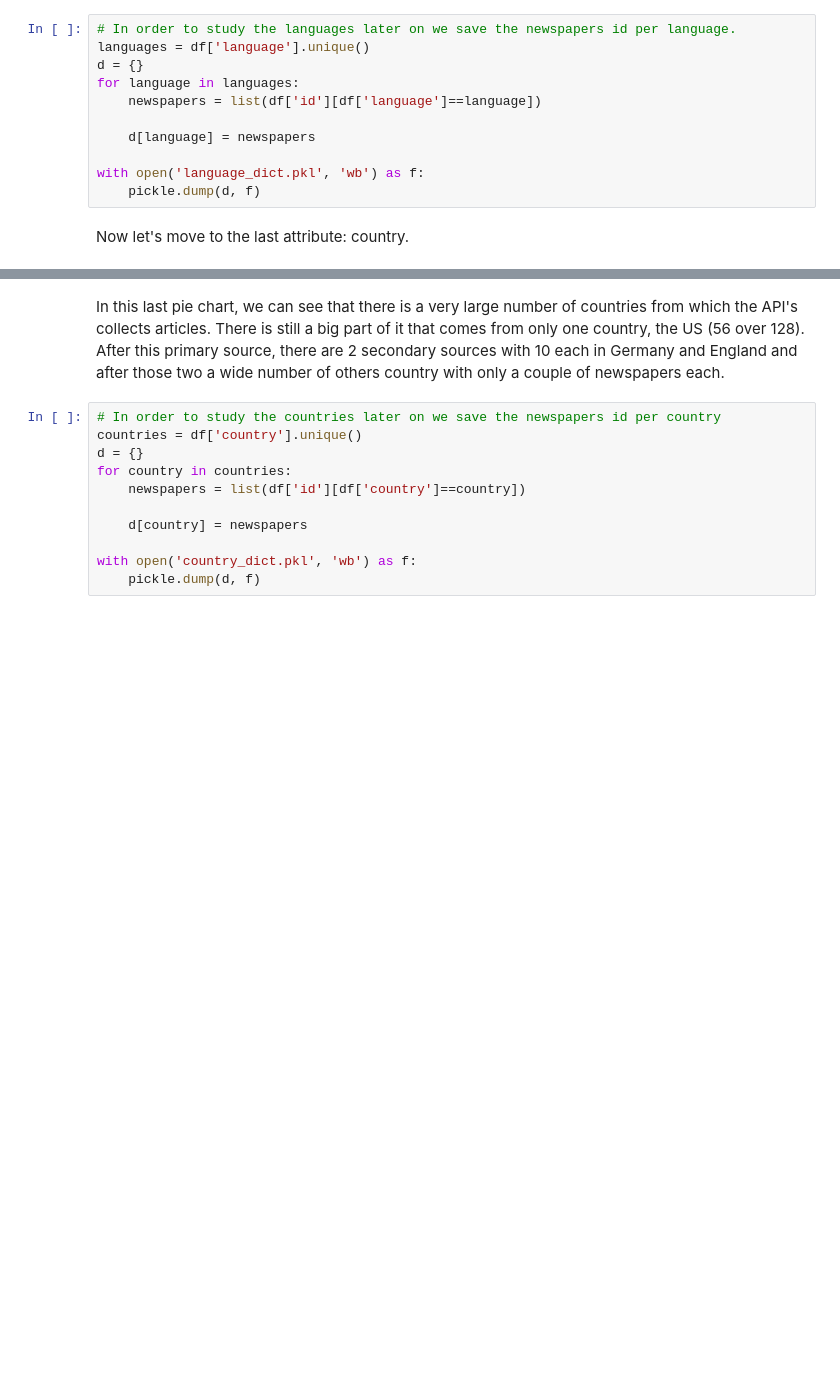
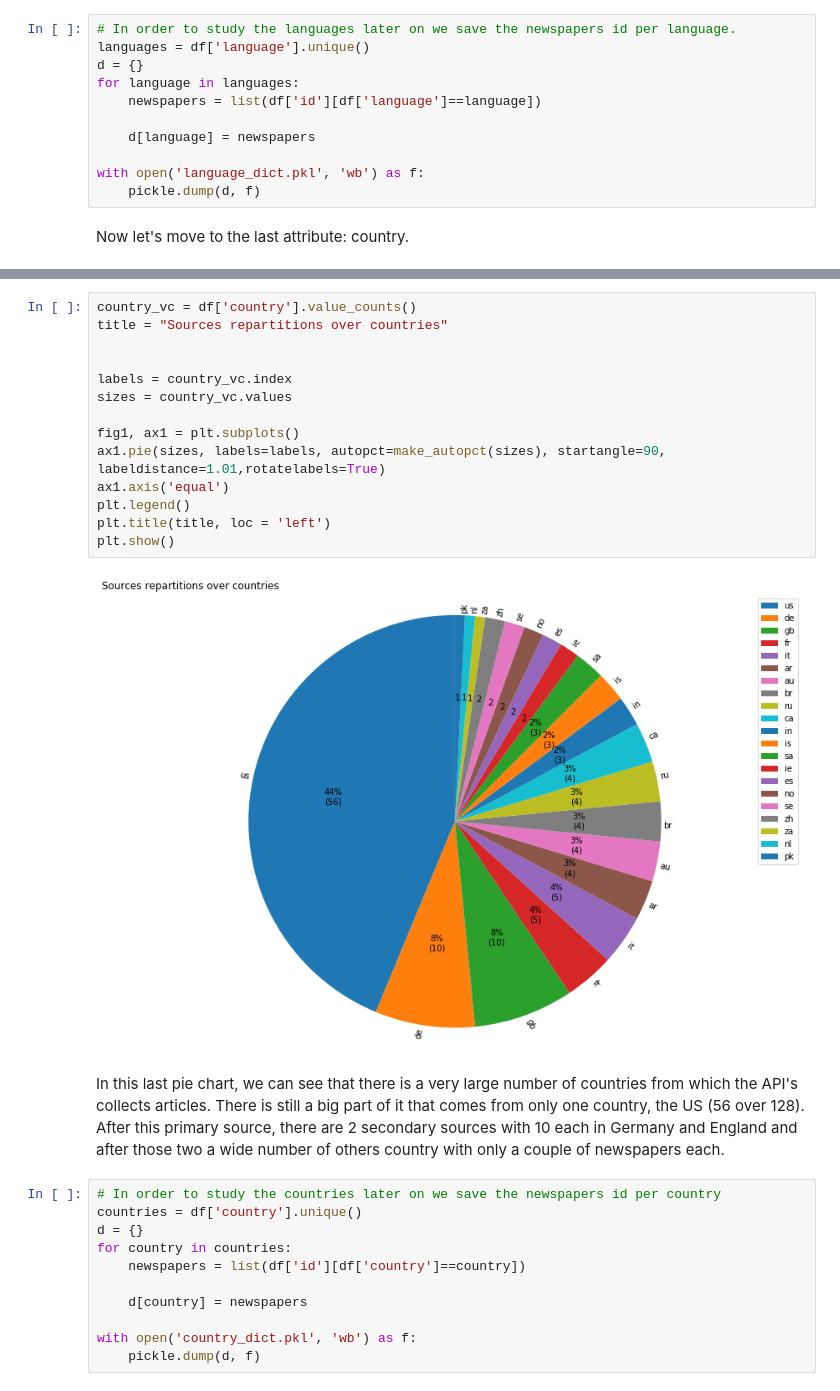
Before and after one commit to Grazeli/BDA_project, a Jupyter notebook: sources_analysis.ipynb, the cells around one changed output, grey strips where cells are left out. Saved outputs shown, nothing was run; the diff lists cells and outputs as text; blank space fills up the shorter version.

```diff
--- a/sources_analysis.ipynb
+++ b/sources_analysis.ipynb
@@ -173,3 +184,19 @@ fig.show()
+# %%
+country_vc = df['country'].value_counts()
+title = "Sources repartitions over countries"
+
+
+labels = country_vc.index
+sizes = country_vc.values
+
+fig1, ax1 = plt.subplots()
+ax1.pie(sizes, labels=labels, autopct=make_autopct(sizes), startangle=90, labeldistance=1.01,rotatelabels=True)
+ax1.axis('equal')
+plt.legend()
+plt.title(title, loc = 'left')
+plt.show()
+# %% [output]
+[figure, added]
 # %% [markdown]
 In this last pie chart, we can see that there is a very large number of countries from which the API's collects articles. There is still a big part of it that comes from only one country, the US (56 over 128). After this primary source, there are 2 secondary sources with 10 each in Germany and England and after those two a wide number of others country with only a couple of newspapers each.
 # %%
```
Also changed, not shown: parts of 12 cells of this notebook.
